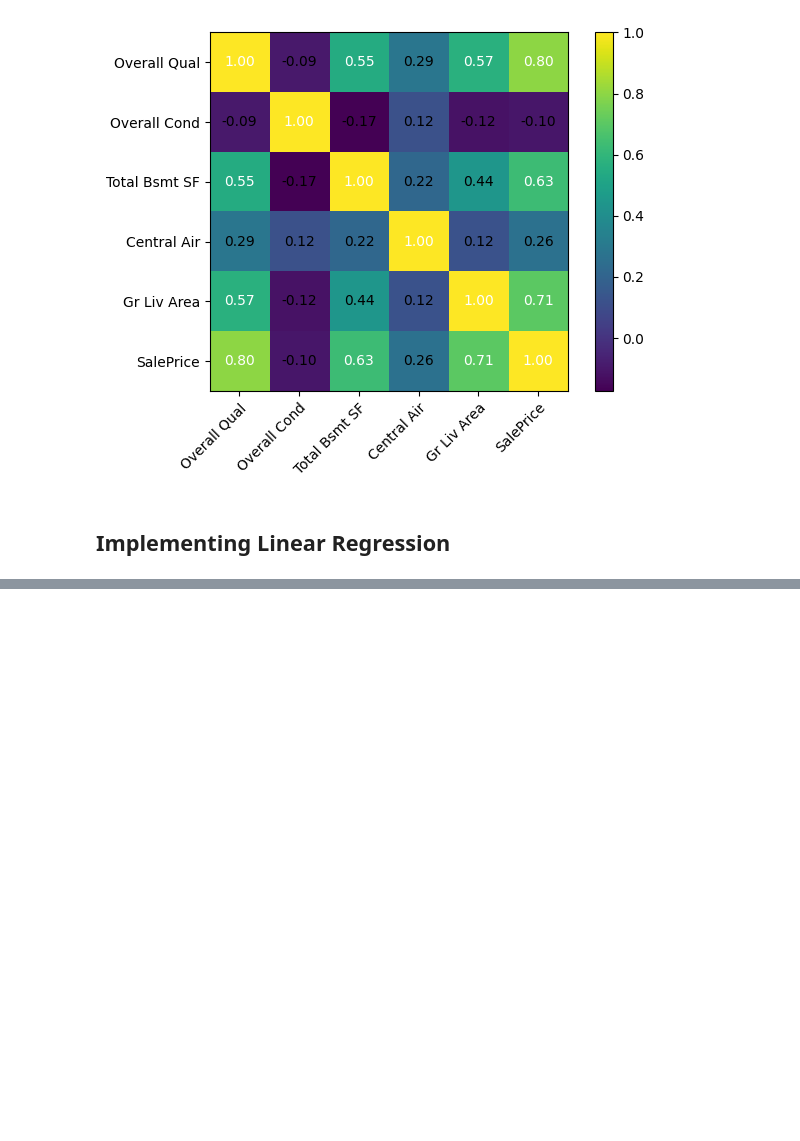
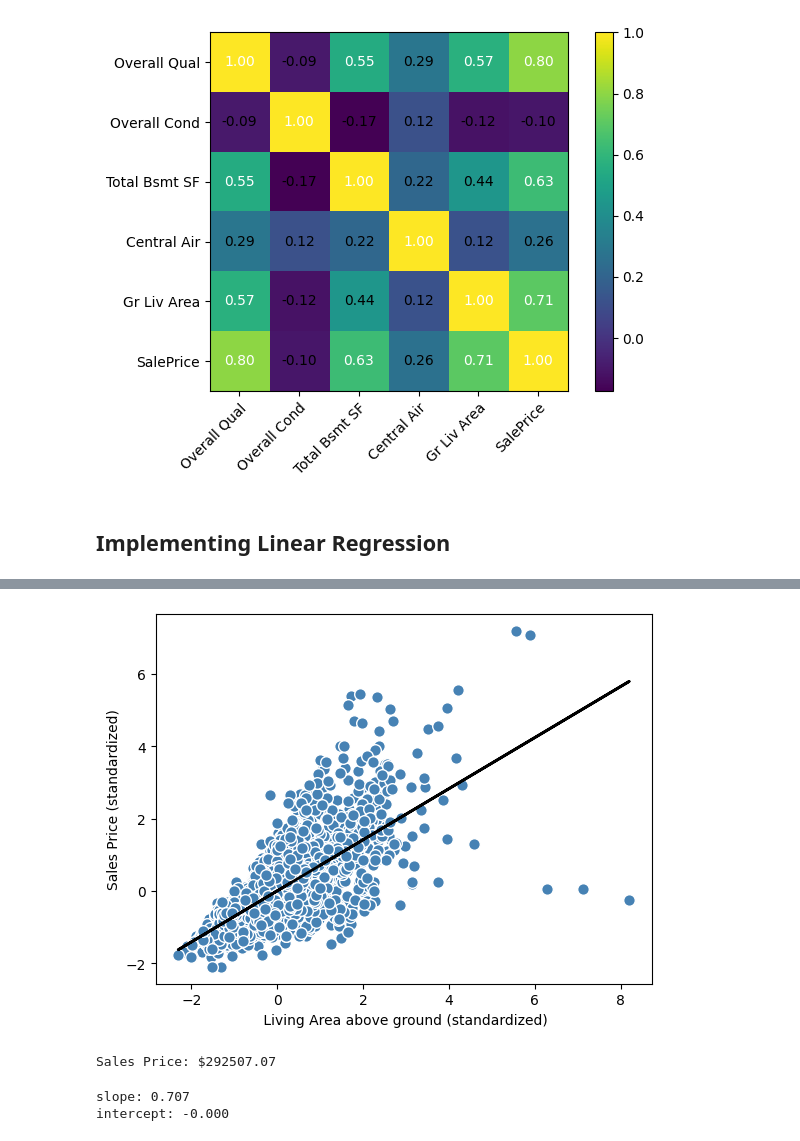
Before and after one commit to notsubash/ML-DL-implementations, a Jupyter notebook: algorithms/linear-regression.ipynb, the cells around one changed output, grey strips where cells are left out. Saved outputs shown, nothing was run; the diff lists cells and outputs as text; code cells hidden in the pictures; blank space fills up the shorter version.

```diff
--- a/algorithms/linear-regression.ipynb
+++ b/algorithms/linear-regression.ipynb
@@ -103,0 +128,27 @@ class LinearRegressionGD:
+# %%
+# helper function to plot fitting
+def lin_regplot(X, y, model):
+    plt.scatter(X, y, c='steelblue', edgecolors='white', s=70)
+    plt.plot(X, model.predict(X), color='black', lw=2)
+# %%
+lin_regplot(X_std, y_std, lr)
+plt.xlabel(' Living Area above ground (standardized)')
+plt.ylabel('Sales Price (standardized)')
+plt.show()
+# %% [output]
+[figure, added]
+# %%
+# Viewing output in original scale
+feature_std = sc_x.transform(np.array([[2500]]))
+target_std = lr.predict(feature_std)
+target_reverted = sc_y.inverse_transform(target_std.reshape(1, -1))
+print(f'Sales Price: ${target_reverted.flatten()[0]:.2f}')
+# %% [output]
+Sales Price: $292507.07
+# %%
+# slope and intercept of the model
+print(f"slope: {lr.w_[0]:.3f}")
+print(f"intercept: {lr.b_[0]:.3f}")
+# %% [output]
+slope: 0.707
+intercept: -0.000
```
Also changed, not shown: parts of 3 cells of this notebook.
